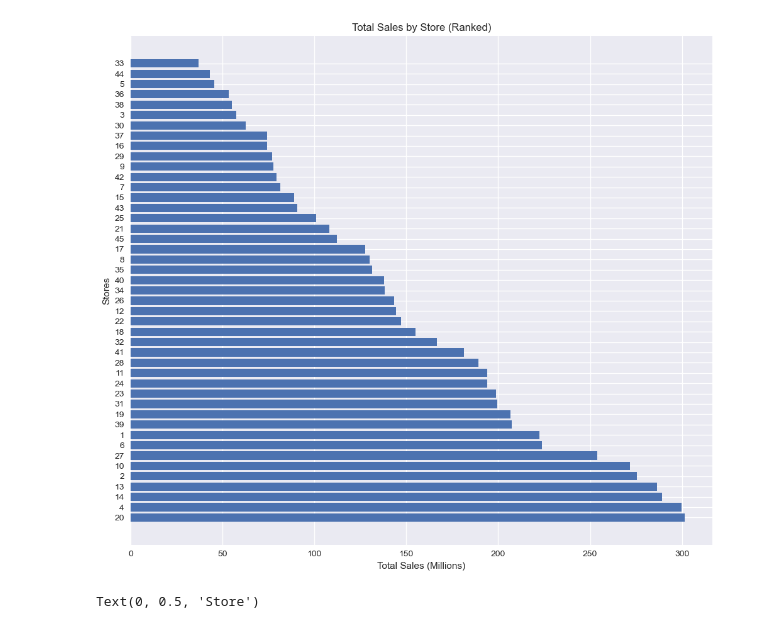
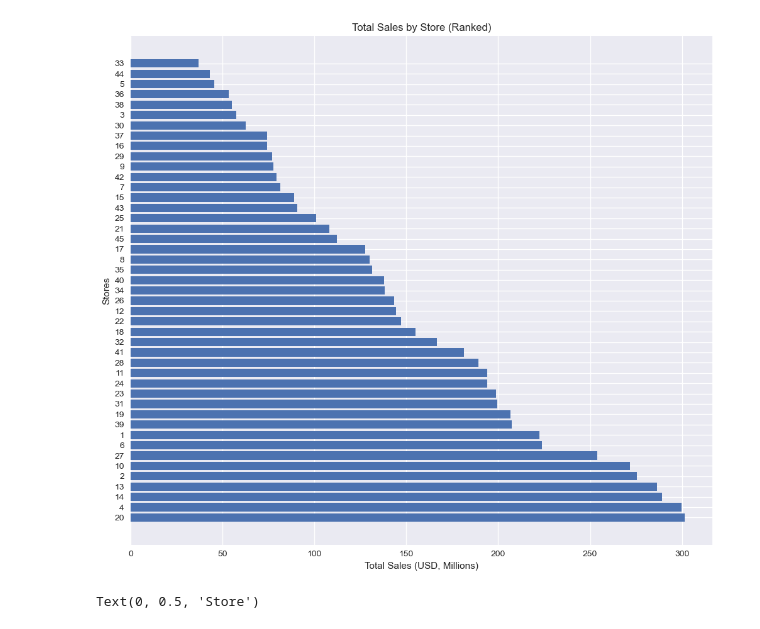
Before and after one commit to lachmula-cmd/Walmart-Store-Analysis-Python, a Jupyter notebook: notebooks/01_rettail_eda.ipynb, the cells around one changed output. Drawn from its saved outputs; the diff is of its cells as text; code cells hidden in the pictures.

```diff
--- a/notebooks/01_rettail_eda.ipynb
+++ b/notebooks/01_rettail_eda.ipynb
@@ -100,14 +25,24 @@ plt.style.use("seaborn-v0_8")
 # %%
+# BUSINESS QUESTION: Which stores drive the most total revenue across the full period?
+# HOW THIS CHART ANSWERS IT: We sum Weekly_Sales by Store and rank.
+# ANSWER:
+# A small set of stores contribute a disproportionate share of revenue (long-tail pattern).
+
+
 total = tm['Weekly_Sales'].groupby(tm['Store']).sum().sort_values(ascending=False)
 total_mil = total / 1000000 #scaled to millions
 
 fig, ax = plt.subplots(figsize=(10,9))
-ax.barh(total_mil.index.astype(str), total_mil.values)
+
+ax.barh(total_mil.index.astype(str),
+        total_mil.values)
+
 ax.set_title("Total Sales by Store (Ranked)")
-ax.set_xlabel("Total Sales (Millions)")
+ax.set_xlabel("Total Sales (USD, Millions)")
 ax.set_ylabel("Stores")
 ax.tick_params(axis='y', rotation=0)
+
 plt.tight_layout()
 # %% [output]
-[figure, old version]
+[figure, new version]
 # %%
```
Also changed, not shown: parts of 15 cells of this notebook.
